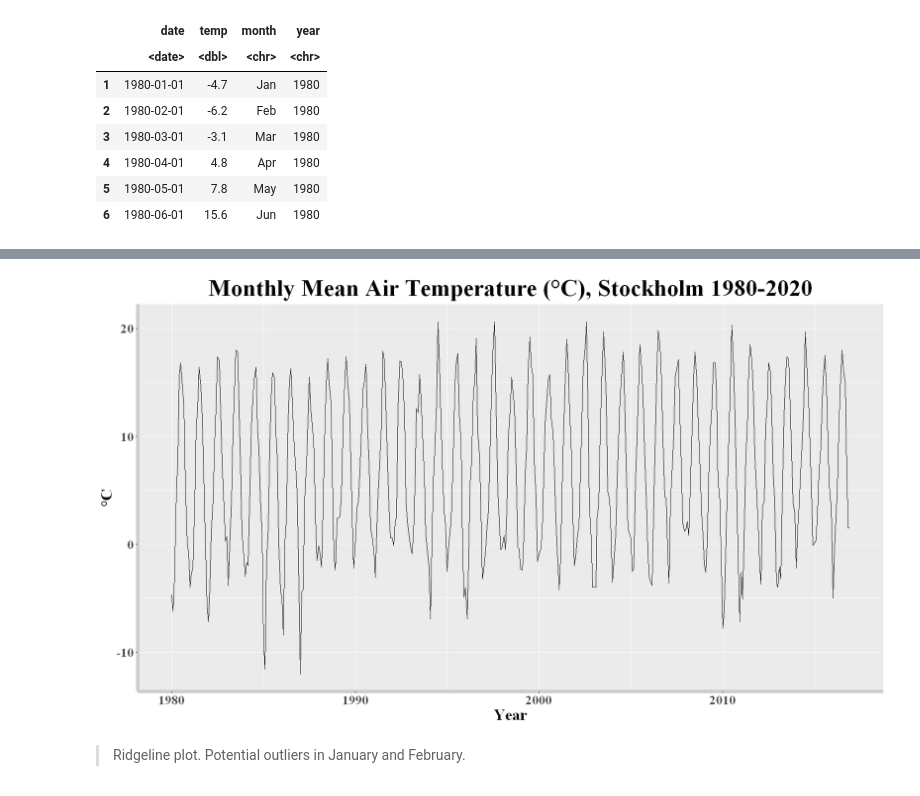
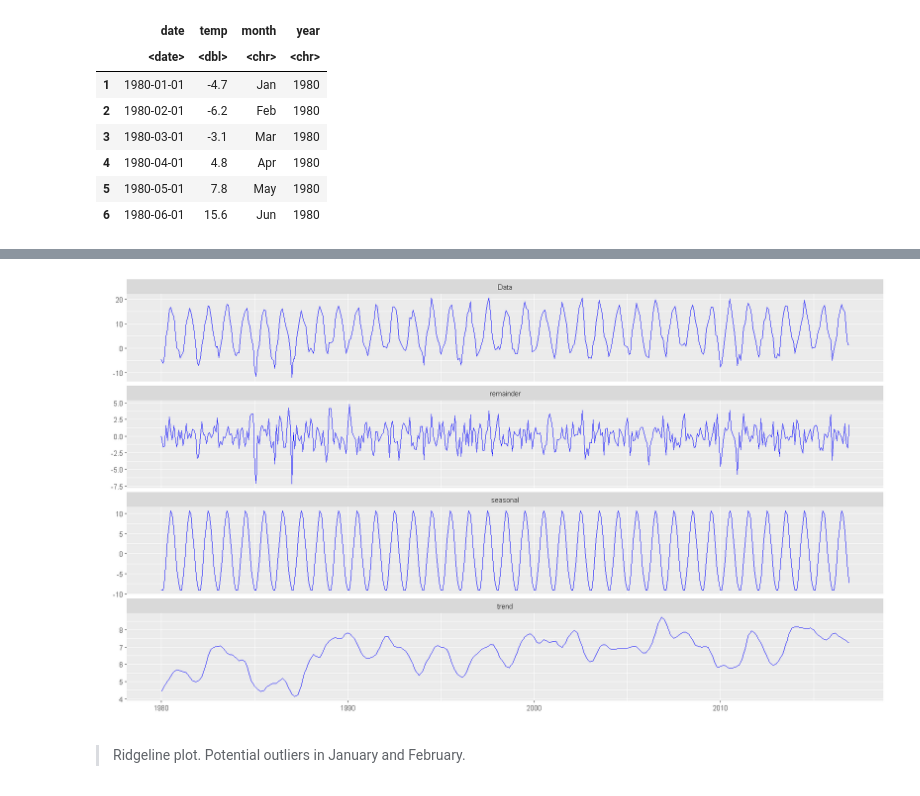
Before and after one commit to AndreasPalmgren/Sthlm-Temp-ARIMA, a Jupyter notebook: SthlmMeanTemperature.ipynb, the cells around one changed output, grey strips where cells are left out. Saved outputs shown, nothing was run; the diff lists cells and outputs as text; code cells hidden in the pictures.

```diff
--- a/SthlmMeanTemperature.ipynb
+++ b/SthlmMeanTemperature.ipynb
@@ -87,13 +108,7 @@ autoplot(train, xlab="Year", ylab="°C", size = 1.2, colour = 'purple')+
-# %%
-options(repr.plot.width=14, repr.plot.height=8)
-autoplot(train, xlab="Year", ylab="°C")+
-    ggtitle("Monthly Mean Air Temperature (°C), Stockholm 1980-2020")+
-    guides(colour = guide_legend(title.hjust = 20))+
-    theme(text=element_text(size = 20, face = "bold",  family="Times"),
-        plot.title = element_text(size = 30, face = "bold",  family="Times", hjust = 0.5),
-        axis.line = element_line(size = 2, colour = "grey80"))
-# %% [output]
-[figure, removed]
+# %%
+autoplot(stl(train, s.window = 'periodic'), ts.colour = 'blue')
+# %% [output]
+[figure, added]
 # %% [markdown]
 > Ridgeline plot. Potential outliers in January and February.
 # %%
```
Also changed, not shown: parts of 15 cells of this notebook.
